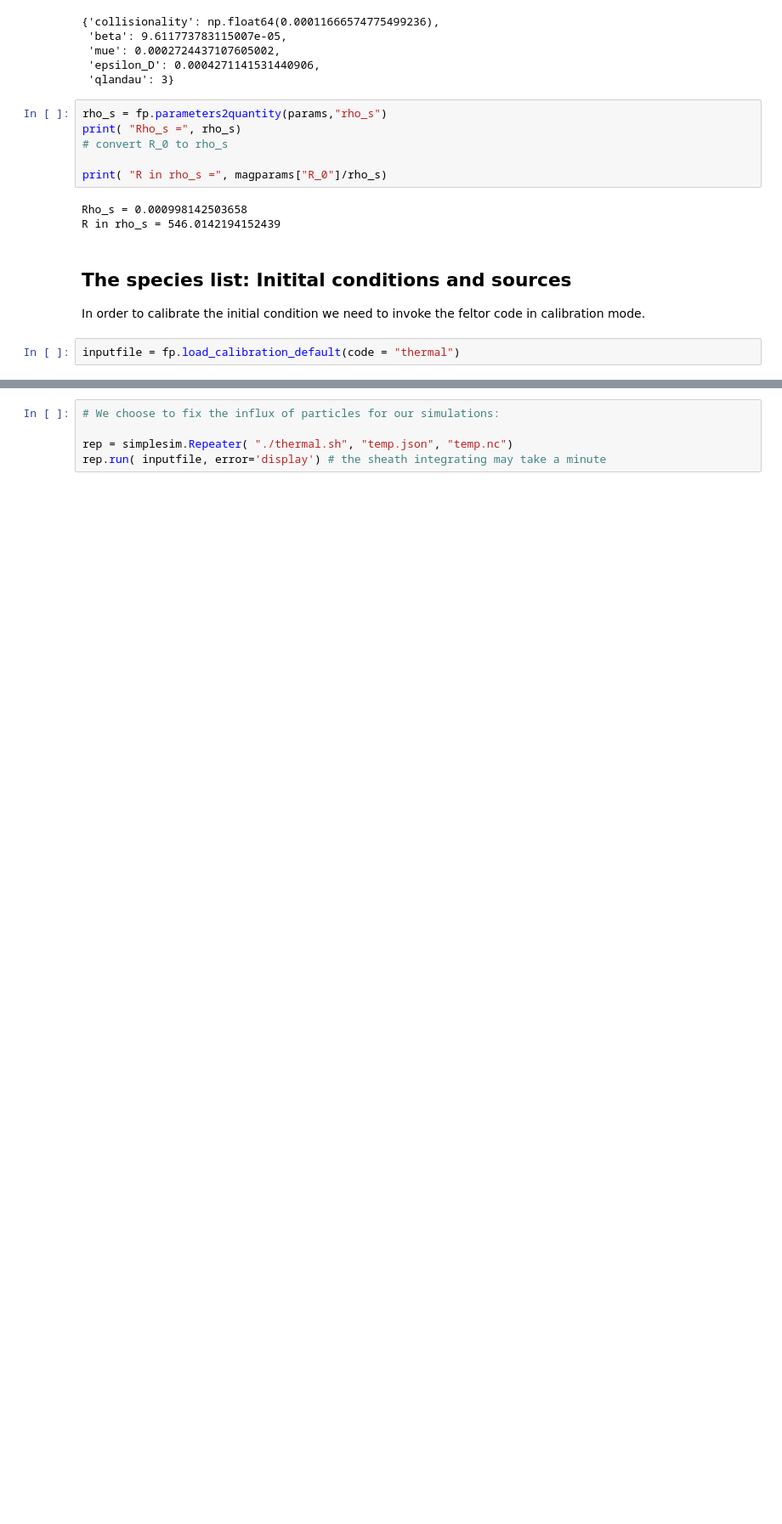
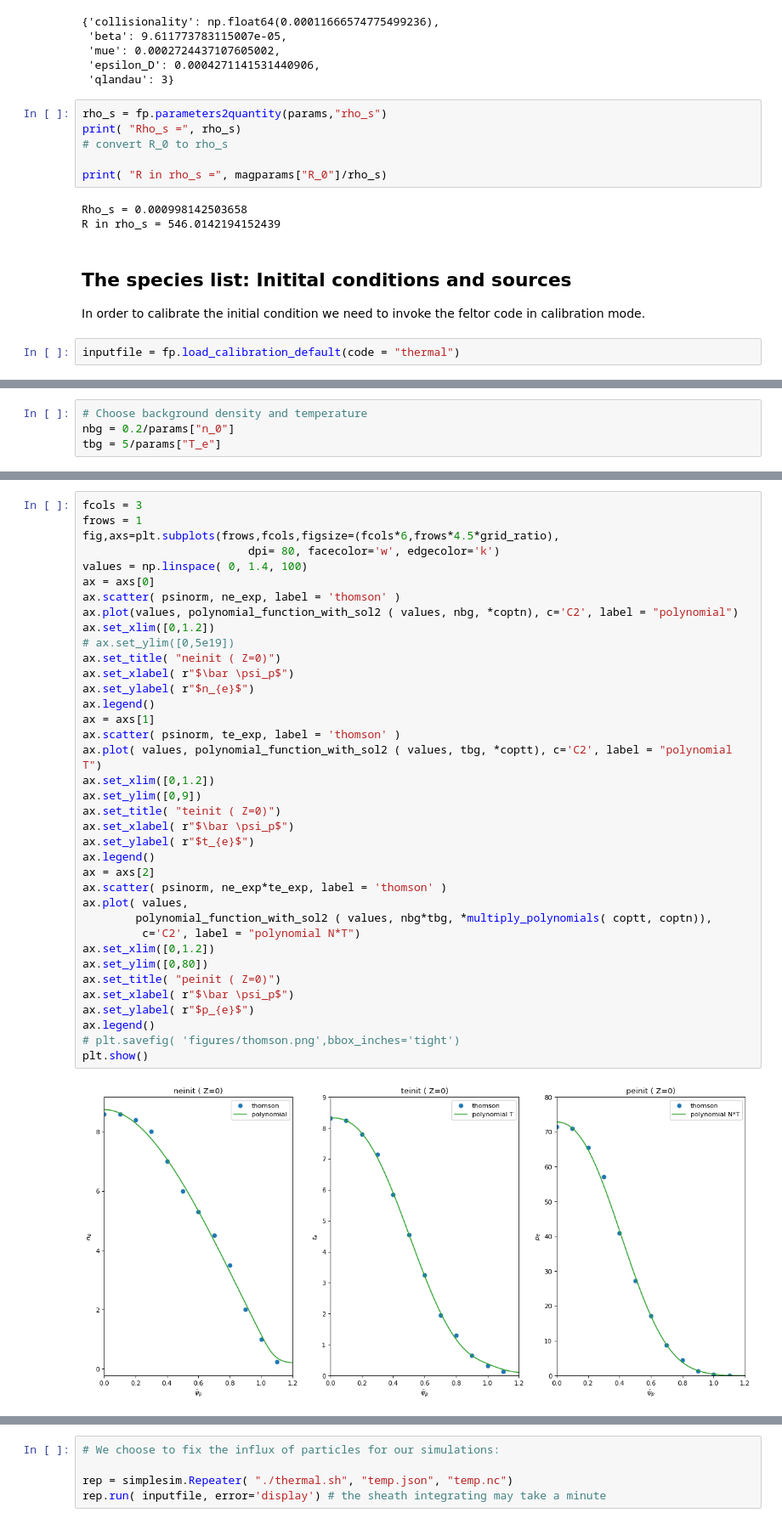
Before and after one commit to mwiesenberger/feltorutilities, a Jupyter notebook: thermal/COMPASS-setup.ipynb, the cells around one changed output, grey strips where cells are left out. Shown at 85% size. Saved outputs shown, nothing was run; the diff lists cells and outputs as text; blank space fills up the shorter version.

```diff
--- a/thermal/COMPASS-setup.ipynb
+++ b/thermal/COMPASS-setup.ipynb
@@ -286,0 +359,4 @@ The only other two parameters that you may want to revisit after running test si
+# %%
+# Choose background density and temperature
+nbg = 0.2/params["n_0"]
+tbg = 5/params["T_e"]
@@ -286,0 +439,39 @@ The only other two parameters that you may want to revisit after running test si
+# %%
+fcols = 3
+frows = 1
+fig,axs=plt.subplots(frows,fcols,figsize=(fcols*6,frows*4.5*grid_ratio),
+                         dpi= 80, facecolor='w', edgecolor='k')
+values = np.linspace( 0, 1.4, 100)
+ax = axs[0]
+ax.scatter( psinorm, ne_exp, label = 'thomson' )
+ax.plot(values, polynomial_function_with_sol2 ( values, nbg, *coptn), c='C2', label = "polynomial")
+ax.set_xlim([0,1.2])
+# ax.set_ylim([0,5e19])
+ax.set_title( "neinit ( Z=0)")
+ax.set_xlabel( r"$\bar \psi_p$")
+ax.set_ylabel( r"$n_{e}$")
+ax.legend()
+ax = axs[1]
+ax.scatter( psinorm, te_exp, label = 'thomson' )
+ax.plot( values, polynomial_function_with_sol2 ( values, tbg, *coptt), c='C2', label = "polynomial T")
+ax.set_xlim([0,1.2])
+ax.set_ylim([0,9])
+ax.set_title( "teinit ( Z=0)")
+ax.set_xlabel( r"$\bar \psi_p$")
+ax.set_ylabel( r"$t_{e}$")
+ax.legend()
+ax = axs[2]
+ax.scatter( psinorm, ne_exp*te_exp, label = 'thomson' )
+ax.plot( values,
+        polynomial_function_with_sol2 ( values, nbg*tbg, *multiply_polynomials( coptt, coptn)),
+         c='C2', label = "polynomial N*T")
+ax.set_xlim([0,1.2])
+ax.set_ylim([0,80])
+ax.set_title( "peinit ( Z=0)")
+ax.set_xlabel( r"$\bar \psi_p$")
+ax.set_ylabel( r"$p_{e}$")
+ax.legend()
+# plt.savefig( 'figures/thomson.png',bbox_inches='tight')
+plt.show()
+# %% [output]
+[figure, added]
```
Also changed, not shown: parts of 14 cells of this notebook, 1 other file.
